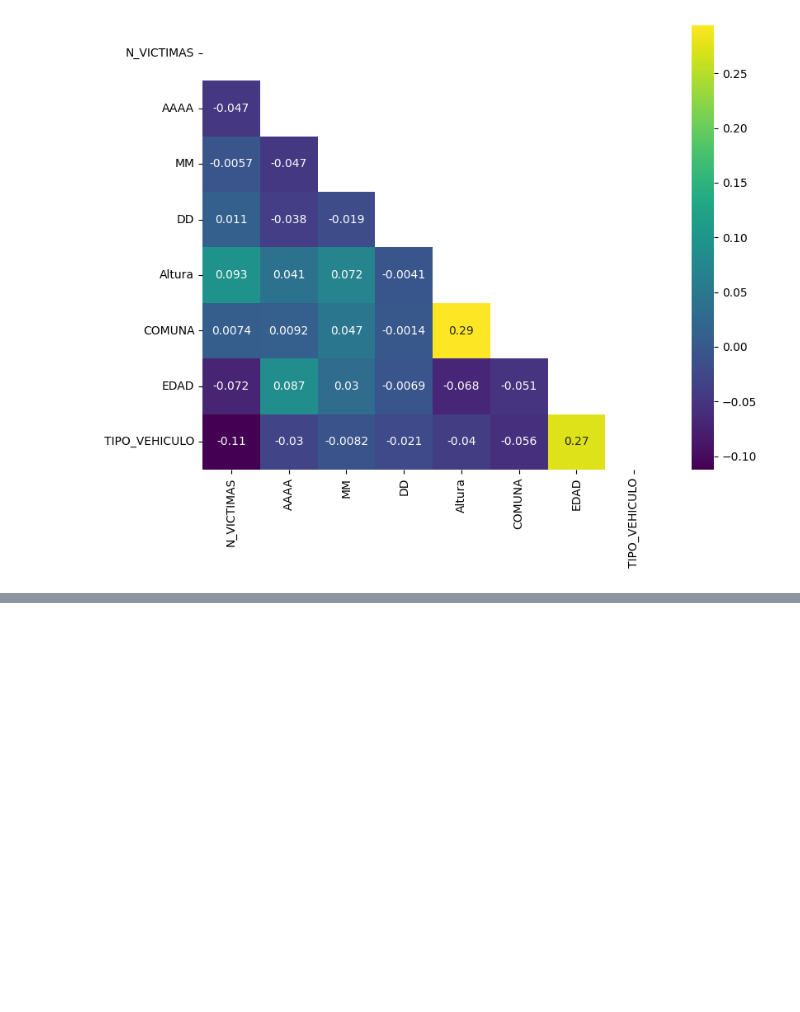
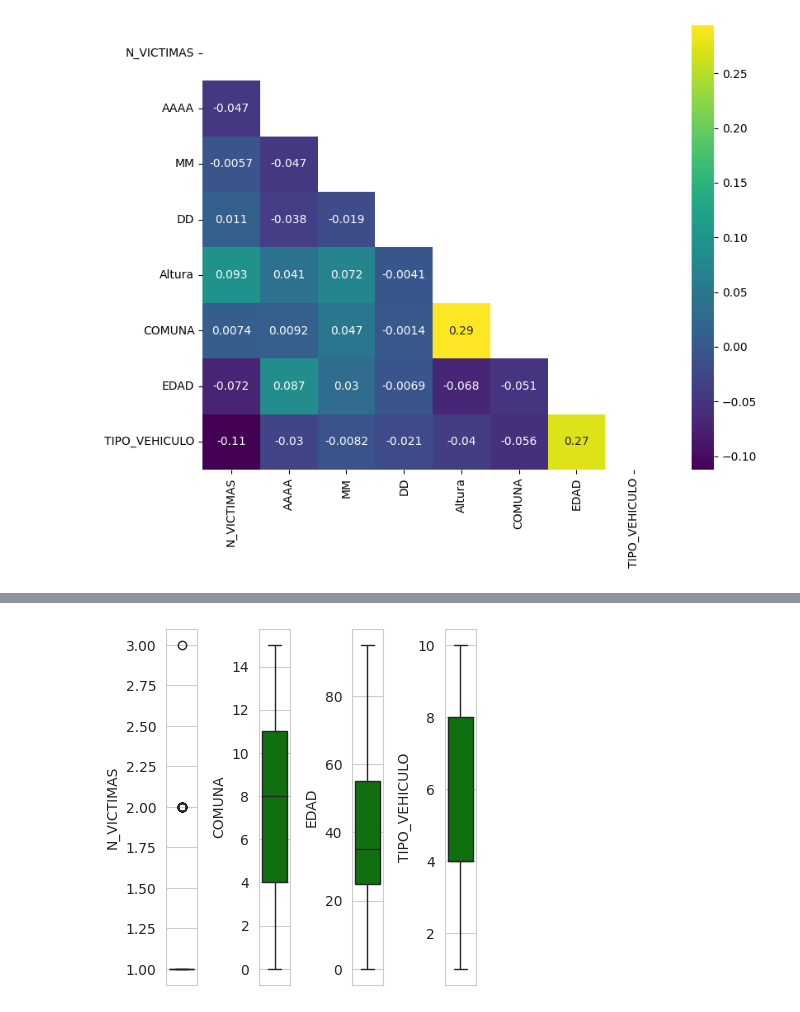
Before and after one commit to vanesalinas/HenryPI_DataAnalyst_PT06, a Jupyter notebook: EDA.ipynb, the cells around one changed output, grey strips where cells are left out. Saved outputs shown, nothing was run; the diff lists cells and outputs as text; code cells hidden in the pictures; blank space fills up the shorter version.

```diff
--- a/EDA.ipynb
+++ b/EDA.ipynb
@@ -450,0 +457,20 @@ Podemos confirmar que el año y el numero de victimas tienen una correlacion neg
+# %%
+#Obtenemos el nombre de las columnas y su número
+columnas = ['N_VICTIMAS', 'COMUNA', 'EDAD', 'TIPO_VEHICULO']
+col_num = 4
+
+#calculamos el eje vertical para el tamaño de la gráfica
+row_num = int(len(columnas)-1/col_num)
+
+#Definimos el tamaño de forma dinámica para poder reutilizar el código
+plt.figure(figsize=(col_num,5*row_num))
+
+#Creamos una gráfica de cajas para cada columna
+for i in range(0,len(columnas)):
+  plt.subplot(row_num + 1, col_num,i+1)
+  sns.set_style('whitegrid')
+  #IMPORTANTE Para visualizar los gráficos de forma vertical es importante especificar los datos en la variable 'y' de esta manera 'y=data'
+  sns.boxplot(y=df_combinado[columnas[i]],color='green',orient='v')
+  plt.tight_layout()
+# %% [output]
+[figure, added]
```
Also changed, not shown: parts of 5 cells of this notebook.
